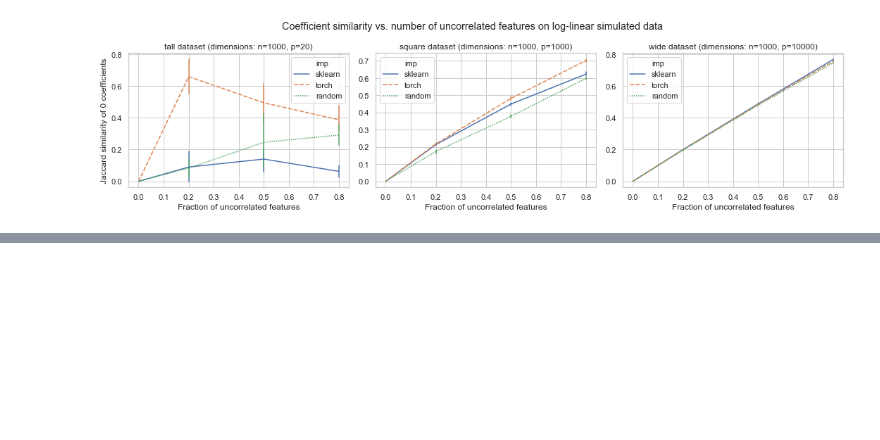
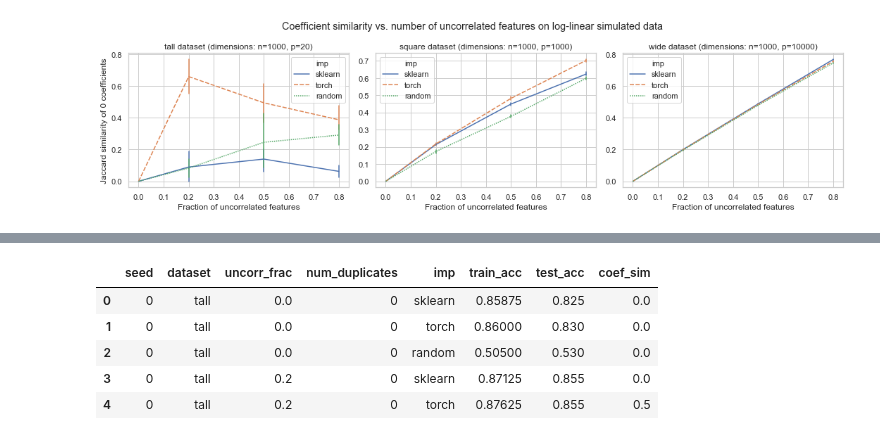
Before and after one commit to jjc2718/netreg, a Jupyter notebook: simdata/simulate_data_l1.ipynb, the cells around one changed output, grey strips where cells are left out. Saved outputs shown, nothing was run; the diff lists cells and outputs as text; code cells hidden in the pictures; blank space fills up the shorter version.

```diff
--- a/simdata/simulate_data_l1.ipynb
+++ b/simdata/simulate_data_l1.ipynb
@@ -272,0 +277,77 @@ plt.show()
+# %%
+# same parameters as earlier experiments, but also vary number of duplicated features
+dataset_sizes = {
+    'tall': (1000, 20),
+    'square': (1000, 1000),
+    'wide': (1000, 10000)
+}
+uncorr_fracs = [0.0, 0.2, 0.5, 0.8]
+train_frac = 0.8
+results = []
+
+duplicate_fracs = [0.0, 0.1, 0.2, 0.5, 1.0]
+
+for seed in range(5):
+    for ds, (n, p) in dataset_sizes.items():
+        for dup_frac in duplicate_fracs:
+
+            num_duplicates = int(p * dup_frac)
+
+            for uncorr_frac in uncorr_fracs:
+
+                # generate data with given parameters
+                X, y, _, is_correlated = ll.simulate_ll(n, p, uncorr_frac,
+                                                        duplicate_features=num_duplicates,
+                                                        seed=seed)
+                train_ixs = ll.split_train_test(n, train_frac, seed=seed)
+                X_train, X_test = X[train_ixs], X[~train_ixs]
+                y_train, y_test = y[train_ixs], y[~train_ixs]
+
+                # fit sklearn classifier
+                clf = LogisticRegression(random_state=seed, penalty='l1', solver='liblinear')
+                clf.fit(X_train, y_train)
+                sk_train_acc = clf.score(X_train, y_train)
+                sk_test_acc = clf.score(X_test, y_test)
+
+                # fit torch classifier
+                torch_model = TorchLR(params_map, seed=seed)
+                _, __, preds_bn = torch_model.train_torch_model(X_train, X_test, y_train, y_test,
+                                                                save_weights=True)
+                torch_train_acc = TorchLR.calculate_accuracy(y_train, preds_bn[0].flatten())
+                torch_test_acc = TorchLR.calculate_accuracy(y_test, preds_bn[1].flatten())
+
+                # random prediction baseline
+                random_preds_train = (np.random.uniform(size=len(y_train)) > 0.5).astype('int')
+                random_preds_test = (np.random.uniform(size=len(y_test)) > 0.5).astype('int')
+                random_train_acc = TorchLR.calculate_accuracy(y_train, random_preds_train)
+                random_test_acc = TorchLR.calculate_accuracy(y_test, random_preds_test)
+
+                # calculate coefficient overlap
+                torch_coefs = torch_model.last_weights.flatten()
+                close_to_zero = (np.abs(torch_coefs) < (np.abs(torch_coefs).max() / 1000))
+                torch_coefs[close_to_zero] = 0
+
+                # select random coefficients to zero out as a baseline
+                # just select the same number of zeros as the torch coefficients for now
+                random_coefs = np.ones(torch_coefs.shape)
+                random_coefs[:np.count_nonzero(torch_coefs == 0)] = 0
+                np.random.shuffle(random_coefs)
+
+                sk_jaccard = compute_jaccard(np.where(~is_correlated)[0], np.where(clf.coef_.flatten() == 0)[0])
+                torch_jaccard = compute_jaccard(np.where(~is_correlated)[0], np.where(torch_coefs == 0)[0])
+                random_jaccard = compute_jaccard(np.where(~is_correlated)[0], np.where(random_coefs == 0)[0])
+
+                results.append([seed, ds, uncorr_frac, num_duplicates, 'sklearn', sk_train_acc, sk_test_acc, sk_jaccard[0]])
+                results.append([seed, ds, uncorr_frac, num_duplicates, 'torch', torch_train_acc, torch_test_acc, torch_jaccard[0]])
+                results.append([seed, ds, uncorr_frac, num_duplicates, 'random', random_train_acc, random_test_acc, random_jaccard[0]])
+
+results_df = pd.DataFrame(results, columns=['seed', 'dataset', 'uncorr_frac', 'num_duplicates',
+                                            'imp', 'train_acc', 'test_acc', 'coef_sim'])
+results_df.head()
+# %% [output]
+|  | seed | dataset | uncorr_frac | num_duplicates | imp | train_acc | test_acc | coef_sim |
+| 0 | 0 | tall | 0.0 | 0 | sklearn | 0.85875 | 0.825 | 0.0 |
+| 1 | 0 | tall | 0.0 | 0 | torch | 0.86000 | 0.830 | 0.0 |
+| 2 | 0 | tall | 0.0 | 0 | random | 0.50500 | 0.530 | 0.0 |
+| 3 | 0 | tall | 0.2 | 0 | sklearn | 0.87125 | 0.855 | 0.0 |
+| 4 | 0 | tall | 0.2 | 0 | torch | 0.87625 | 0.855 | 0.5 |
```
Also changed, not shown: parts of 2 cells of this notebook.
